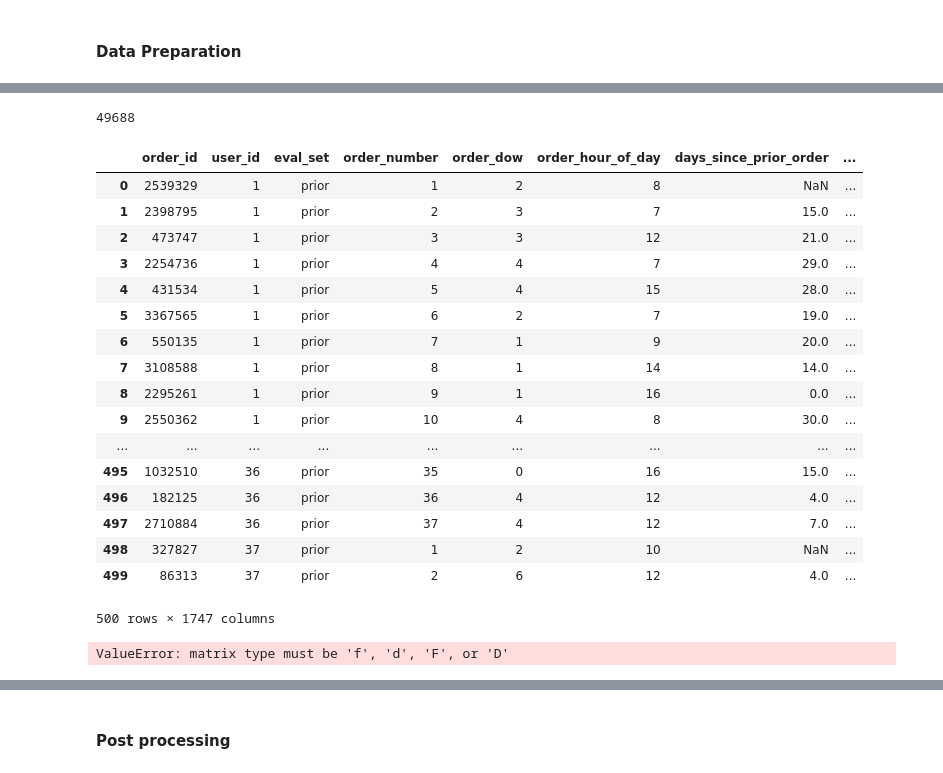
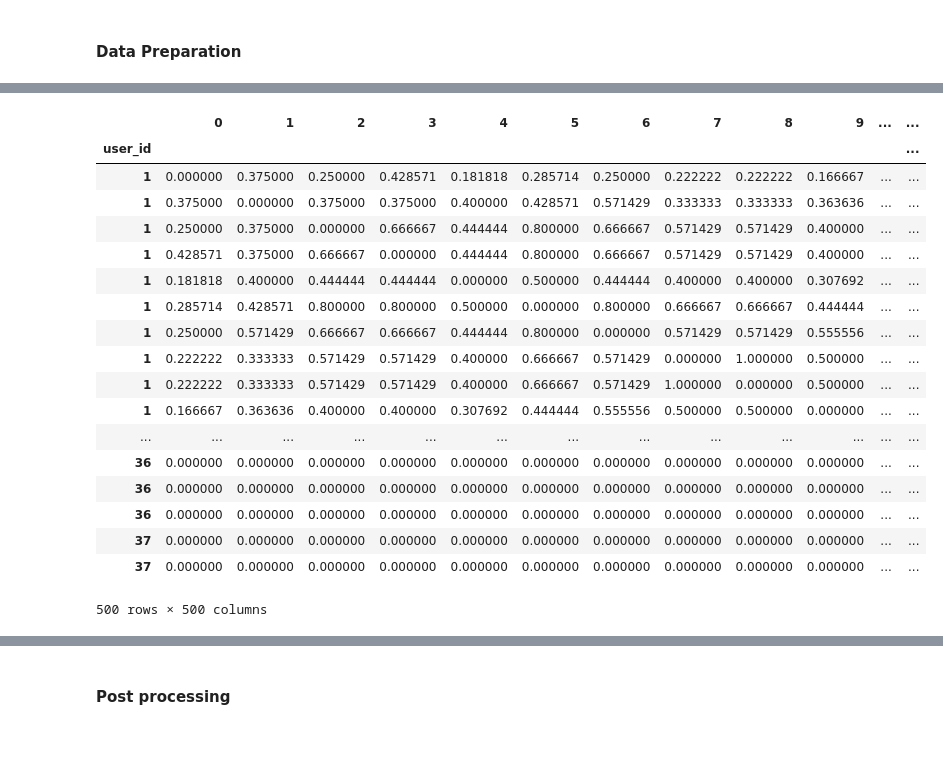
Before and after one commit to cottalucas/ds-2017, a Jupyter notebook: ML/Instacart.ipynb, the cells around one changed output, grey strips where cells are left out. Drawn from its saved outputs; the diff is of its cells as text; code cells hidden in the pictures; blank space fills up the shorter version.

```diff
--- a/ML/Instacart.ipynb
+++ b/ML/Instacart.ipynb
@@ -229,25 +265,0 @@ user_similarity = pairwise_distances(jaccard_df.iloc[:,7:], metric='jaccard')
-# %%
-len(prod.product_id)
-# %% [output]
-49688
-# %%
-jaccard_df
-# %% [output]
-|  | order_id | user_id | eval_set | order_number | order_dow | order_hour_of_day | days_since_prior_order | ... |
-| 0 | 2539329 | 1 | prior | 1 | 2 | 8 | NaN | ... |
-| 1 | 2398795 | 1 | prior | 2 | 3 | 7 | 15.0 | ... |
-| 2 | 473747 | 1 | prior | 3 | 3 | 12 | 21.0 | ... |
-| 3 | 2254736 | 1 | prior | 4 | 4 | 7 | 29.0 | ... |
-| 4 | 431534 | 1 | prior | 5 | 4 | 15 | 28.0 | ... |
-| 5 | 3367565 | 1 | prior | 6 | 2 | 7 | 19.0 | ... |
-| 6 | 550135 | 1 | prior | 7 | 1 | 9 | 20.0 | ... |
-| 7 | 3108588 | 1 | prior | 8 | 1 | 14 | 14.0 | ... |
-| 8 | 2295261 | 1 | prior | 9 | 1 | 16 | 0.0 | ... |
-| 9 | 2550362 | 1 | prior | 10 | 4 | 8 | 30.0 | ... |
-| ... | ... | ... | ... | ... | ... | ... | ... | ... |
-| 495 | 1032510 | 36 | prior | 35 | 0 | 16 | 15.0 | ... |
-| 496 | 182125 | 36 | prior | 36 | 4 | 12 | 4.0 | ... |
-| 497 | 2710884 | 36 | prior | 37 | 4 | 12 | 7.0 | ... |
-| 498 | 327827 | 37 | prior | 1 | 2 | 10 | NaN | ... |
-| 499 | 86313 | 37 | prior | 2 | 6 | 12 | 4.0 | ... |
-500 rows × 1747 columns
@@ -257,7 +266,23 @@ from scipy.sparse.linalg import svds
-# %%
-u, s, vt = svds(jaccard_df.iloc[:,7:], k = 20)
-s_diag_matrix=np.diag(s)
-#X_pred = np.dot(np.dot(u, s_diag_matrix), vt)
-#print 'User-based CF MSE: ' + str(rmse(X_pred, test_data_matrix))
-# %% [output]
-ValueError: matrix type must be 'f', 'd', 'F', or 'D'
+# %%
+# MxM' getting all the similarities
+distance
+# %% [output]
+|  | 0 | 1 | 2 | 3 | 4 | 5 | 6 | 7 | 8 | 9 | ... | ... |
+| user_id |  |  |  |  |  |  |  |  |  |  |  | ... |
+| 1 | 0.000000 | 0.375000 | 0.250000 | 0.428571 | 0.181818 | 0.285714 | 0.250000 | 0.222222 | 0.222222 | 0.166667 | ... | ... |
+| 1 | 0.375000 | 0.000000 | 0.375000 | 0.375000 | 0.400000 | 0.428571 | 0.571429 | 0.333333 | 0.333333 | 0.363636 | ... | ... |
+| 1 | 0.250000 | 0.375000 | 0.000000 | 0.666667 | 0.444444 | 0.800000 | 0.666667 | 0.571429 | 0.571429 | 0.400000 | ... | ... |
+| 1 | 0.428571 | 0.375000 | 0.666667 | 0.000000 | 0.444444 | 0.800000 | 0.666667 | 0.571429 | 0.571429 | 0.400000 | ... | ... |
+| 1 | 0.181818 | 0.400000 | 0.444444 | 0.444444 | 0.000000 | 0.500000 | 0.444444 | 0.400000 | 0.400000 | 0.307692 | ... | ... |
+| 1 | 0.285714 | 0.428571 | 0.800000 | 0.800000 | 0.500000 | 0.000000 | 0.800000 | 0.666667 | 0.666667 | 0.444444 | ... | ... |
+| 1 | 0.250000 | 0.571429 | 0.666667 | 0.666667 | 0.444444 | 0.800000 | 0.000000 | 0.571429 | 0.571429 | 0.555556 | ... | ... |
+| 1 | 0.222222 | 0.333333 | 0.571429 | 0.571429 | 0.400000 | 0.666667 | 0.571429 | 0.000000 | 1.000000 | 0.500000 | ... | ... |
+| 1 | 0.222222 | 0.333333 | 0.571429 | 0.571429 | 0.400000 | 0.666667 | 0.571429 | 1.000000 | 0.000000 | 0.500000 | ... | ... |
+| 1 | 0.166667 | 0.363636 | 0.400000 | 0.400000 | 0.307692 | 0.444444 | 0.555556 | 0.500000 | 0.500000 | 0.000000 | ... | ... |
+| ... | ... | ... | ... | ... | ... | ... | ... | ... | ... | ... | ... | ... |
+| 36 | 0.000000 | 0.000000 | 0.000000 | 0.000000 | 0.000000 | 0.000000 | 0.000000 | 0.000000 | 0.000000 | 0.000000 | ... | ... |
+| 36 | 0.000000 | 0.000000 | 0.000000 | 0.000000 | 0.000000 | 0.000000 | 0.000000 | 0.000000 | 0.000000 | 0.000000 | ... | ... |
+| 36 | 0.000000 | 0.000000 | 0.000000 | 0.000000 | 0.000000 | 0.000000 | 0.000000 | 0.000000 | 0.000000 | 0.000000 | ... | ... |
+| 37 | 0.000000 | 0.000000 | 0.000000 | 0.000000 | 0.000000 | 0.000000 | 0.000000 | 0.000000 | 0.000000 | 0.000000 | ... | ... |
+| 37 | 0.000000 | 0.000000 | 0.000000 | 0.000000 | 0.000000 | 0.000000 | 0.000000 | 0.000000 | 0.000000 | 0.000000 | ... | ... |
+500 rows × 500 columns
```
Also changed, not shown: parts of 46 cells of this notebook.
